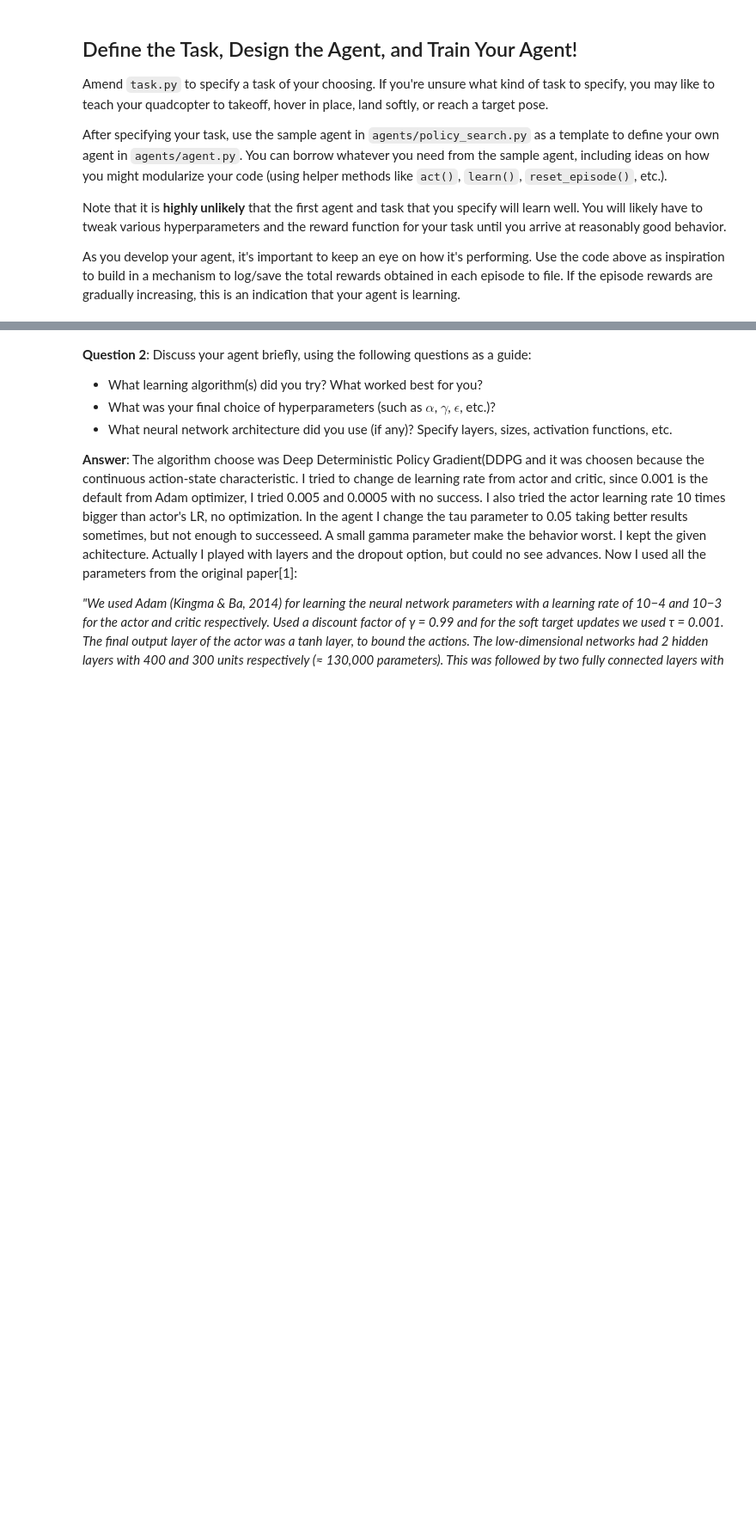
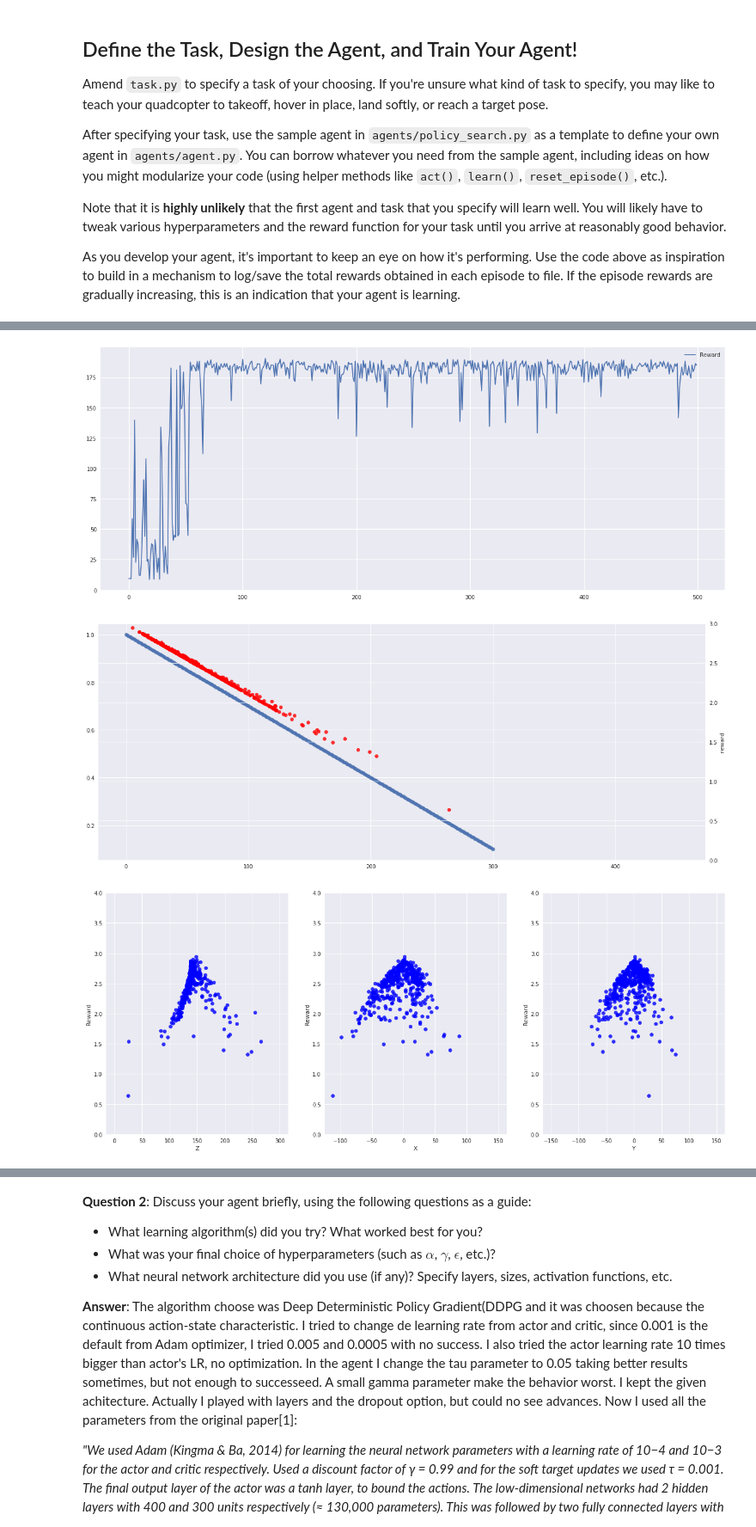
Before and after one commit to jacquesmats/rl-quadcopter, a Jupyter notebook: Quadcopter_Project.ipynb, the cells around one changed output, grey strips where cells are left out. Shown at 86% size. Saved outputs shown, nothing was run; the diff lists cells and outputs as text; code cells hidden in the pictures; blank space fills up the shorter version.

Commit message:
refactor: Ready for Submission
Update definitely the reward function and plot the results.

```diff
--- a/Quadcopter_Project.ipynb
+++ b/Quadcopter_Project.ipynb
@@ -311,8 +311,8 @@ with open(file_output, 'w') as csvfile:
                 writer.writerow(to_write)
                 #print("X: {4:.2f} Episode: {0} / Reward: {1:.2f} / Cumulative Reward: {2:.2f} / Best Reward: {3:.2f}".format(i_episode,reward,samp_reward,best_reward,x),end="\r")  # [debug]
                 #print("Episode: {0} / Best Reward: {3:.2f} / Reward: {1:.2f} // Distance: {4:.2f} // Pose: {5}".format(i_episode,reward,samp_reward,best_reward,x,task.sim.pose[:3]),end="\r")  # [debug]
-                print("Episode: {0} / Reward: {1:.2f} // p: {2:.2f} // v: {3:.2f}"\
-                      .format(i_episode,ep_reward, task.sim.pose[2], task.sim.v[2]),end="\r")  # [debug]
+                print("Episode: {0} // Best Reward: {3:.2f} // Reward: {1:.2f} // p: {2:.2f} // v: {3:.2f}"\
+                      .format(i_episode,ep_reward, task.sim.pose[2], task.sim.v[2], best_reward),end="\r")  # [debug]
 
 
                 break
@@ -374,7 +357,7 @@ data = pd.read_csv('sim.txt')
 
 
 # Reward per Episode
-plt.plot(data['reward'], label='Reward per Episode')
+plt.plot(samp_rewards, label='Reward')
 plt.legend()
 # plt.ylim(1.5,3)
 #plt.xlim(1200,1500)
@@ -382,38 +365,43 @@ _ = plt.ylim()
 
 
 # Reward function projected vs real
 x = np.linspace(0,300,300)
-y = 1-0.75*x**0.102
+#y = 1-0.75*x**0.102
+y = 1.-.003*x
 
 fig, ax = plt.subplots()
 
 sns.regplot(x=x, y=y, ax=ax, fit_reg= 0,label='Projected')
-plt.ylim(-1,1)
-plt.xlim(-10,400)
+#plt.ylim(-1,1)
+#plt.xlim(-10,400)
 
 ax2 = ax.twinx()
 
 sns.regplot(x="distance", y="reward", data=data, ax=ax2, color='r',fit_reg=0,label='Real')
-plt.ylim(-1,1)
-plt.xlim(-10,400)
+plt.ylim(0,3)
+# plt.xlim(-10,400)
 
 
 fig, ax =plt.subplots(1,3)
 
 # Reward / Z
 fig1 = sns.regplot(x="z", y="reward", data=data, color='b',fit_reg=0,
                   ax=ax[0])
-fig1.set_ylim([-2, 1])
+fig1.set_ylim([0, 4])
 fig1.set(xlabel='Z', ylabel='Reward');
 
 # Reward / X
 fig2 = sns.regplot(x="x", y="reward", data=data, color='b',fit_reg=0,
                   ax=ax[1])
-fig2.set_ylim([-2, 1])
+fig2.set_ylim([0, 4])
 fig2.set(xlabel='X', ylabel='Reward');
 
 # Reward / Y
 fig3 = sns.regplot(x="y", y="reward", data=data, color='b',fit_reg=0,
                    ax=ax[2])
-fig3.set_ylim([-2, 1])
+fig3.set_ylim([0, 4])
 fig3.set(xlabel='Y', ylabel='Reward');
+# %% [output]
+[figure, added]
+[figure, added]
+[figure, added]
```
Also changed, not shown: parts of 12 cells of this notebook, 1 other file.
